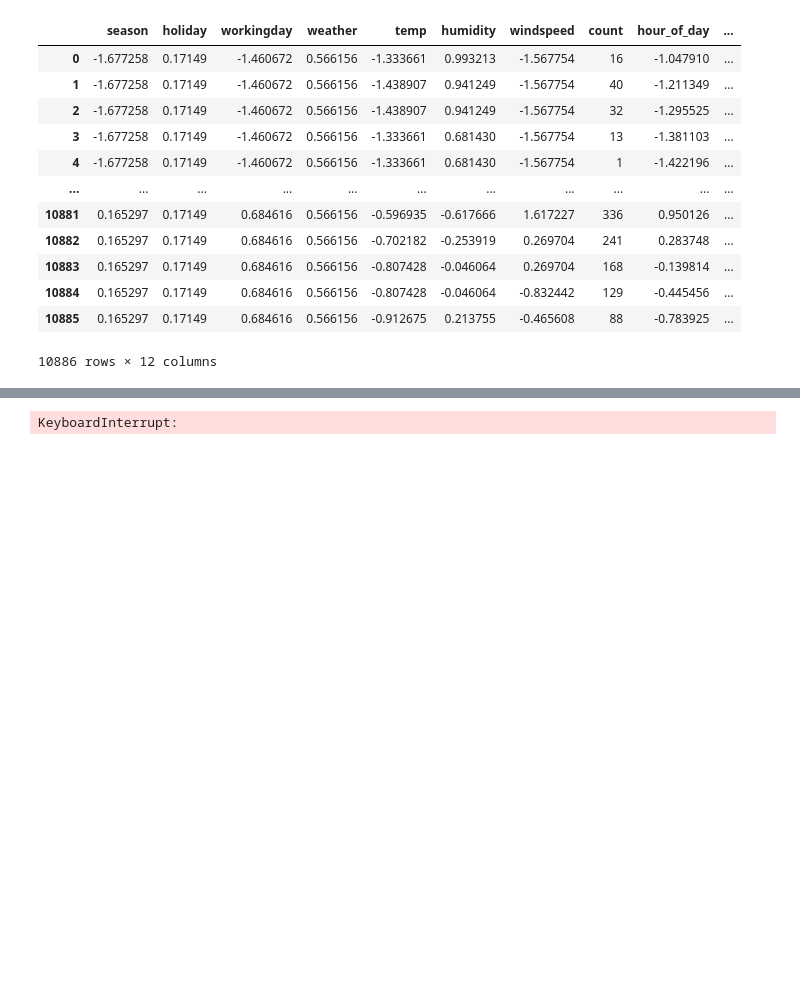
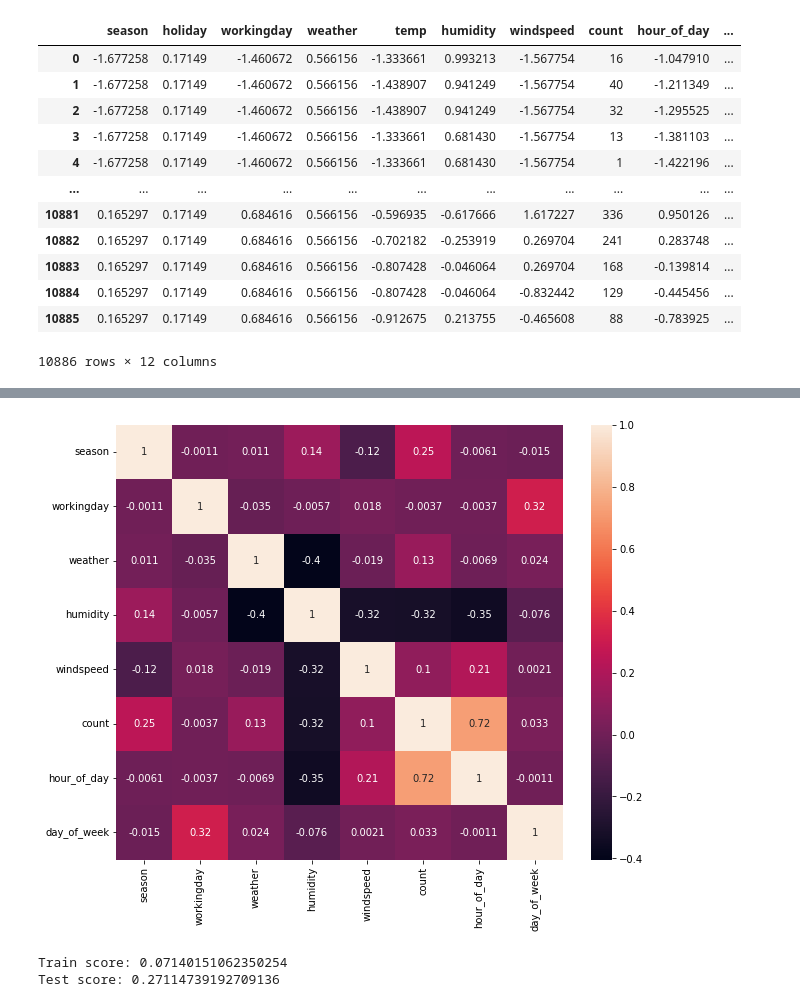
Before and after one commit to NPGiorgi/mlucu, a Jupyter notebook: bikesV2/bikes.ipynb, the cells around one changed output, grey strips where cells are left out. Saved outputs shown, nothing was run; the diff lists cells and outputs as text; code cells hidden in the pictures; blank space fills up the shorter version.

```diff
--- a/bikesV2/bikes.ipynb
+++ b/bikesV2/bikes.ipynb
@@ -153,0 +154,24 @@ Number of outliers: 82
+# %%
+from sklearn.decomposition import PCA
+
+# apply PCA to see variance by feature
+cols = df.columns.difference(['count'])
+pca = PCA(n_components=11)
+pca.fit(df[cols])
+newdf = pd.DataFrame()
+newdf["variance"] = pca.explained_variance_
+newdf["headers"] = df[cols].columns.values
+
+# get actual variance by feature and store in deltas
+variance_array = list(reversed(list(newdf["variance"])))
+variance_by_feature = []
+for index, variance in enumerate(variance_array):
+    variance_by_feature.append(variance - sum(variance_by_feature))
+newdf["deltas"] = variance_by_feature
+
+# sort rows by variance, higher first
+newdf.sort_values("deltas", ascending=False, inplace=True)
+
+# keep top 8 features that provide more variance
+df.drop(newdf.tail(11 - 7)["headers"], inplace=True, axis=1)
+df.copy()
@@ -153,0 +192,10 @@ Number of outliers: 82
+# %%
+import matplotlib.pyplot as plt
+import seaborn as sns
+
+
+correlation_matrix = df.corr()
+plt.figure(figsize=(10,8))
+sns.heatmap(correlation_matrix, annot=True);
+# %% [output]
+[figure, added]
@@ -154,34 +205,20 @@ Number of outliers: 82
 # %%
-from sklearn.model_selection import train_test_split, GridSearchCV
+from sklearn.model_selection import train_test_split
 from sklearn.ensemble import RandomForestRegressor
-from sklearn.metrics import mean_squared_log_error, make_scorer
+from sklearn.metrics import mean_squared_log_error
 
 cols = df.columns.difference(['count'])
-X_train, X_test, y_train, y_test = train_test_split(df[cols], df["count"], test_size=0.30, random_state=42)
+
+# TODO: k-folds cross validation?
+X_train, X_test, y_train, y_test = train_test_split(df[cols], df["count"], test_size=0.30, shuffle=True, random_state=42)
 
 
-base_grid_params = {
-    'bootstrap': [True],
-    'max_depth': [x for x in range(8, 16, 3)],
-    'max_features': ["sqrt"],
-    'min_samples_leaf': [x for x in range(3, 8, 2)],
-    'min_samples_split': [x for x in range(2, 8, 1)],
-    'n_estimators': [x for x in range(500, 1500, 200)]
-}
-
-rfr_grid_search = GridSearchCV(
-    estimator=RandomForestRegressor(),
-    param_grid=base_grid_params,
-    cv=3,
-    n_jobs=-1,
-    verbose=0,
-    scoring=make_scorer(mean_squared_log_error, greater_is_better=False)
-)
+rfr_grid_search = RandomForestRegressor()
 
 rfr_grid_search.fit(X_train, y_train)
 
 print(f"Train score: {mean_squared_log_error(y_true=y_train,y_pred=rfr_grid_search.predict(X_train))}")
 print(f"Test score: {mean_squared_log_error(y_true=y_test,y_pred=rfr_grid_search.predict(X_test))}")
-print(rfr_grid_search.best_params_)
 # %% [output]
-KeyboardInterrupt:
+Train score: 0.07140151062350254
+Test score: 0.27114739192709136
```
Also changed, not shown: parts of 3 cells of this notebook.
